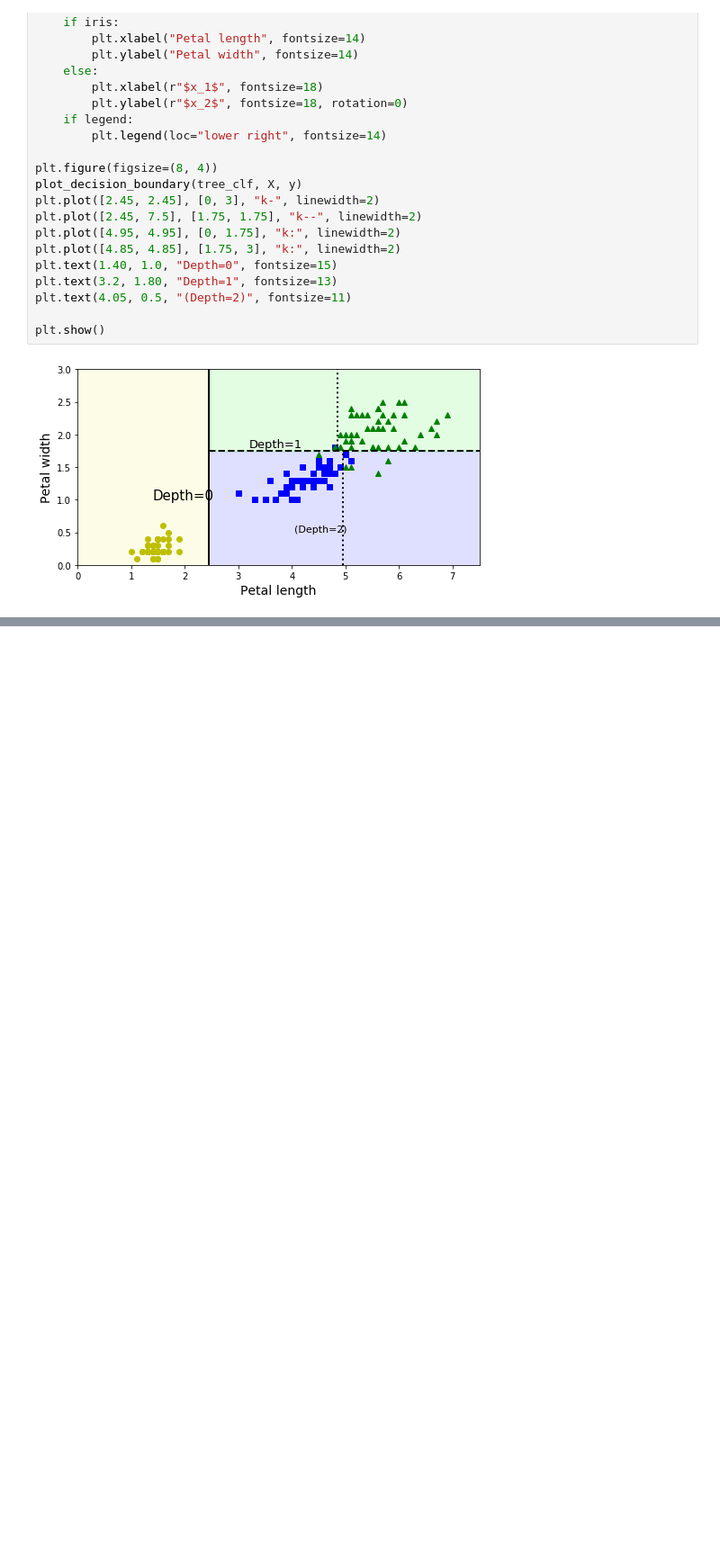
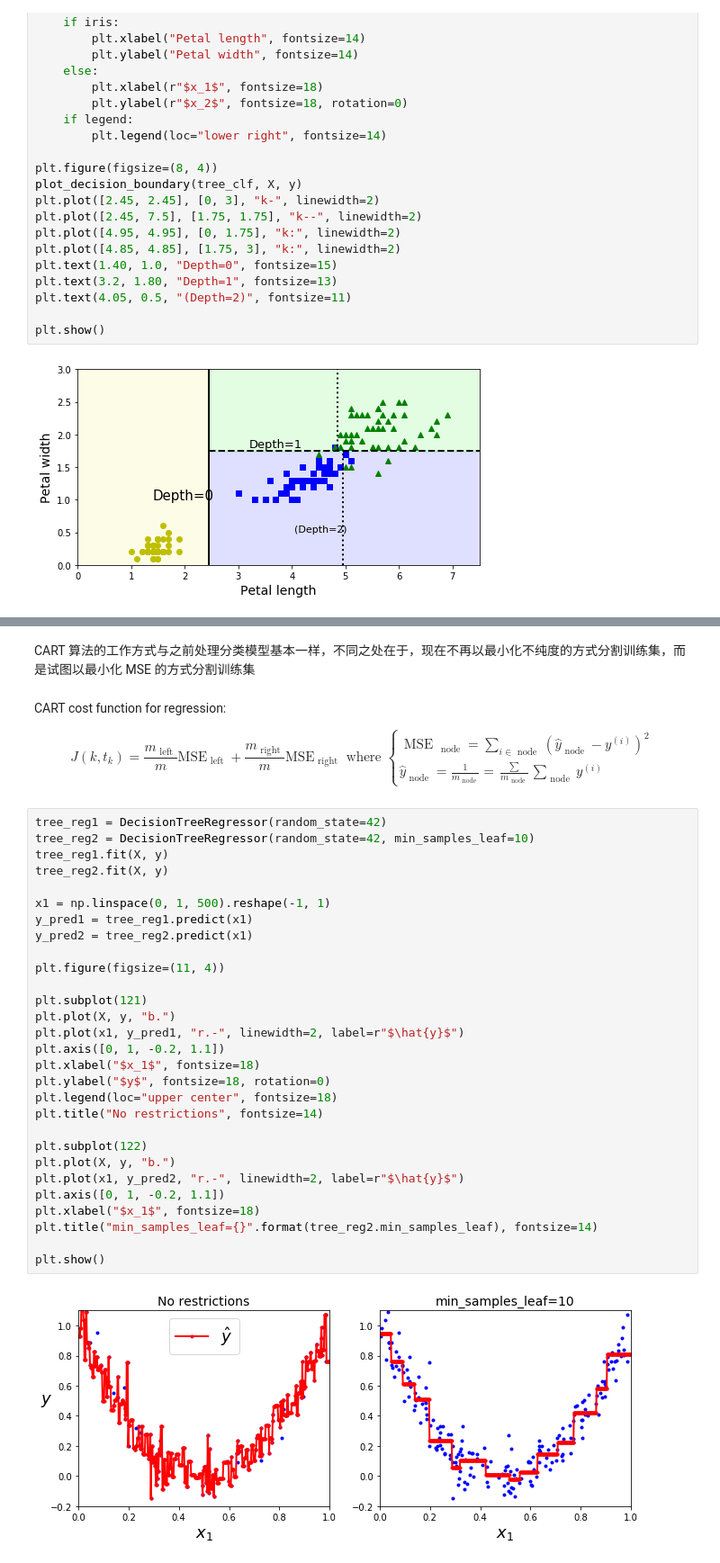
Before and after one commit to lyx599/Hands_on_machine_learning_with_scikit_learn_and_tensorflow, a Jupyter notebook: decision_tree/decision_tree.ipynb, the cells around one changed output, grey strips where cells are left out. Shown: that part at 90% size. Saved outputs shown, nothing was run; the diff lists cells and outputs as text; blank space fills up the shorter version.

```diff
--- a/decision_tree/decision_tree.ipynb
+++ b/decision_tree/decision_tree.ipynb
@@ -88,0 +224,39 @@ plt.show()
+# %% [markdown]
+CART 算法的工作方式与之前处理分类模型基本一样，不同之处在于，现在不再以最小化不纯度的方式分割训练集，而是试图以最小化 MSE 的方式分割训练集
+# %% [markdown]
+CART cost function for regression:
+
+<center>$$
+J\left(k, t_{k}\right)=\frac{m_{\text { left }}}{m} \mathrm{MSE}_{\text { left }}+\frac{m_{\text { right }}}{m} \mathrm{MSE}_{\text { right }} \text { where } \left\{\begin{array}{l}{\text { MSE }_{\text { node }}=\sum_{i \in \text { node }}\left(\hat{y}_{\text { node }}-y^{(i)}\right)^{2}} \\ {\hat{y}_{\text { node }}=\frac{1}{m_{\text { node }}}=\frac{\sum}{m_{\text { node }}} \sum_{\text { node }} y^{(i)}}\end{array}\right.
+$$</center>
+# %%
+tree_reg1 = DecisionTreeRegressor(random_state=42)
+tree_reg2 = DecisionTreeRegressor(random_state=42, min_samples_leaf=10)
+tree_reg1.fit(X, y)
+tree_reg2.fit(X, y)
+
+x1 = np.linspace(0, 1, 500).reshape(-1, 1)
+y_pred1 = tree_reg1.predict(x1)
+y_pred2 = tree_reg2.predict(x1)
+
+plt.figure(figsize=(11, 4))
+
+plt.subplot(121)
+plt.plot(X, y, "b.")
+plt.plot(x1, y_pred1, "r.-", linewidth=2, label=r"$\hat{y}$")
+plt.axis([0, 1, -0.2, 1.1])
+plt.xlabel("$x_1$", fontsize=18)
+plt.ylabel("$y$", fontsize=18, rotation=0)
+plt.legend(loc="upper center", fontsize=18)
+plt.title("No restrictions", fontsize=14)
+
+plt.subplot(122)
+plt.plot(X, y, "b.")
+plt.plot(x1, y_pred2, "r.-", linewidth=2, label=r"$\hat{y}$")
+plt.axis([0, 1, -0.2, 1.1])
+plt.xlabel("$x_1$", fontsize=18)
+plt.title("min_samples_leaf={}".format(tree_reg2.min_samples_leaf), fontsize=14)
+
+plt.show()
+# %% [output]
+[figure, added]
```
Also changed, not shown: parts of 35 cells of this notebook, 4 other files.
